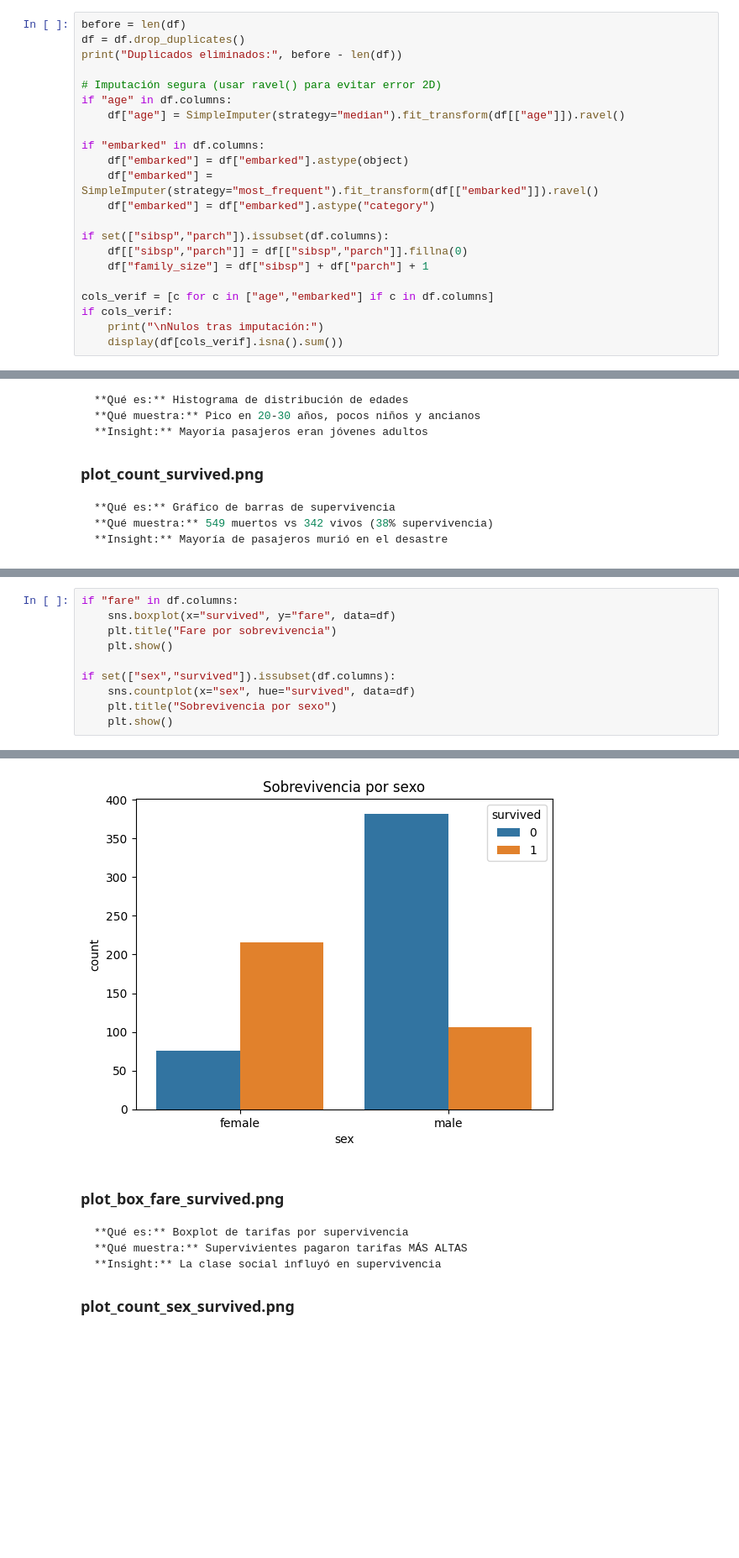
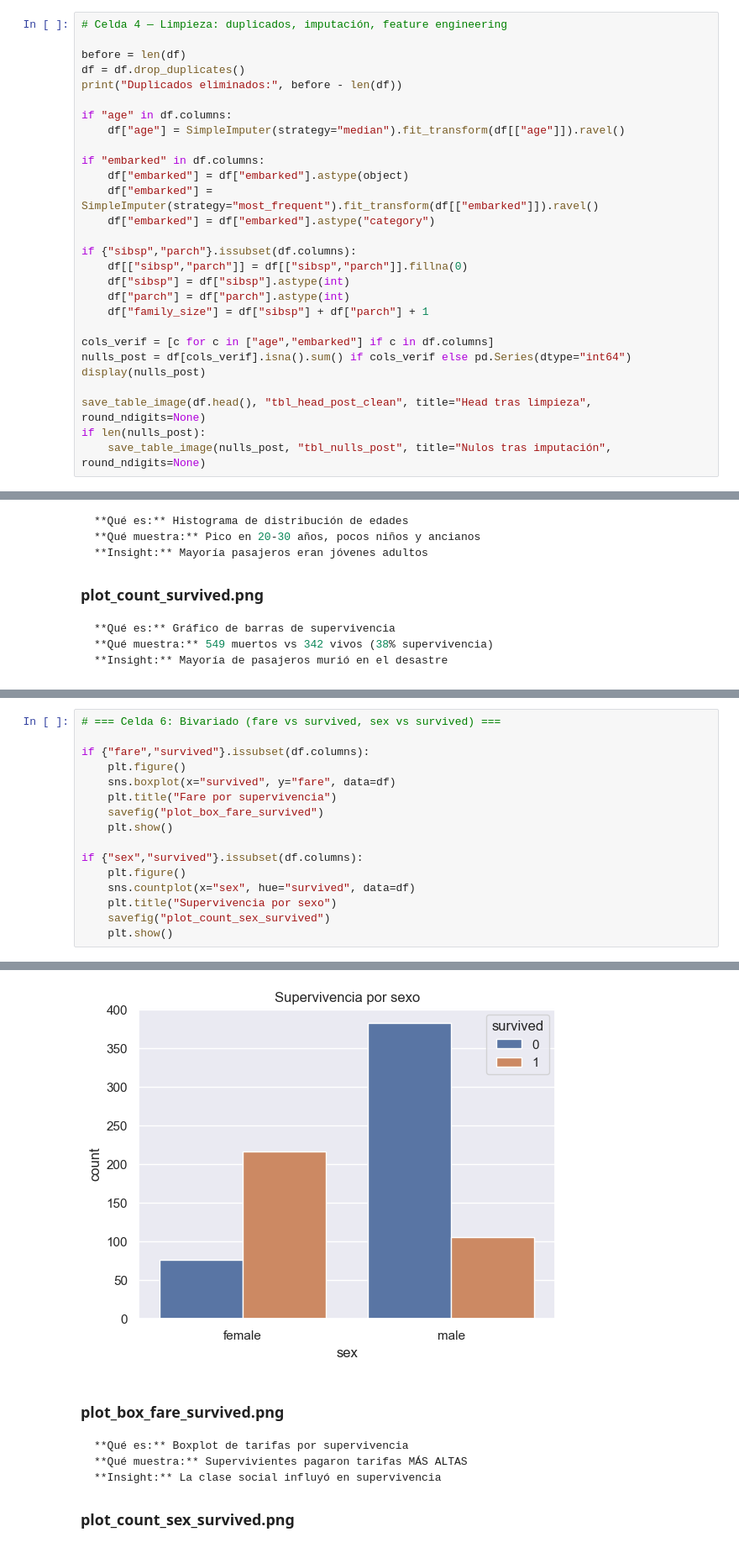
Before and after one commit to GHalfbbt/eda-titanic-kaggle, a Jupyter notebook: eda-titanic-kagle.ipynb, the cells around one changed output, grey strips where cells are left out. Shown at 84% size. Drawn from its saved outputs; the diff is of its cells as text; blank space fills up the shorter version.

````diff
--- a/eda-titanic-kagle.ipynb
+++ b/eda-titanic-kagle.ipynb
@@ -128,9 +257,10 @@ Crea family_size = siblings + parents + 1
 # %%
+# Celda 4 — Limpieza: duplicados, imputación, feature engineering
+
 before = len(df)
 df = df.drop_duplicates()
 print("Duplicados eliminados:", before - len(df))
 
-# Imputación segura (usar ravel() para evitar error 2D)
 if "age" in df.columns:
     df["age"] = SimpleImputer(strategy="median").fit_transform(df[["age"]]).ravel()
 
@@ -139,13 +269,18 @@ if "embarked" in df.columns:
     df["embarked"] = SimpleImputer(strategy="most_frequent").fit_transform(df[["embarked"]]).ravel()
     df["embarked"] = df["embarked"].astype("category")
 
-if set(["sibsp","parch"]).issubset(df.columns):
+if {"sibsp","parch"}.issubset(df.columns):
     df[["sibsp","parch"]] = df[["sibsp","parch"]].fillna(0)
+    df["sibsp"] = df["sibsp"].astype(int)
+    df["parch"] = df["parch"].astype(int)
     df["family_size"] = df["sibsp"] + df["parch"] + 1
 
 cols_verif = [c for c in ["age","embarked"] if c in df.columns]
-if cols_verif:
-    print("\nNulos tras imputación:")
-    display(df[cols_verif].isna().sum())
+nulls_post = df[cols_verif].isna().sum() if cols_verif else pd.Series(dtype="int64")
+display(nulls_post)
+
+save_table_image(df.head(), "tbl_head_post_clean", title="Head tras limpieza", round_ndigits=None)
+if len(nulls_post):
+    save_table_image(nulls_post, "tbl_nulls_post", title="Nulos tras imputación", round_ndigits=None)
 # %% [output]
 Duplicados eliminados: 111
@@ -187,11 +399,17 @@ plt.show()
 # %%
-if "fare" in df.columns:
+# === Celda 6: Bivariado (fare vs survived, sex vs survived) ===
+
+if {"fare","survived"}.issubset(df.columns):
+    plt.figure()
     sns.boxplot(x="survived", y="fare", data=df)
-    plt.title("Fare por sobrevivencia")
+    plt.title("Fare por supervivencia")
+    savefig("plot_box_fare_survived")
     plt.show()
 
-if set(["sex","survived"]).issubset(df.columns):
+if {"sex","survived"}.issubset(df.columns):
+    plt.figure()
     sns.countplot(x="sex", hue="survived", data=df)
-    plt.title("Sobrevivencia por sexo")
+    plt.title("Supervivencia por sexo")
+    savefig("plot_count_sex_survived")
     plt.show()
 # %% [output]
@@ -199,4 +419,4 @@ if set(["sex","survived"]).issubset(df.columns):
-[figure, old version]
+[figure, new version]
 # %% [markdown]
 ### plot_box_fare_survived.png
 ```bash
````
Also changed, not shown: parts of 43 cells of this notebook, 21 other files.
